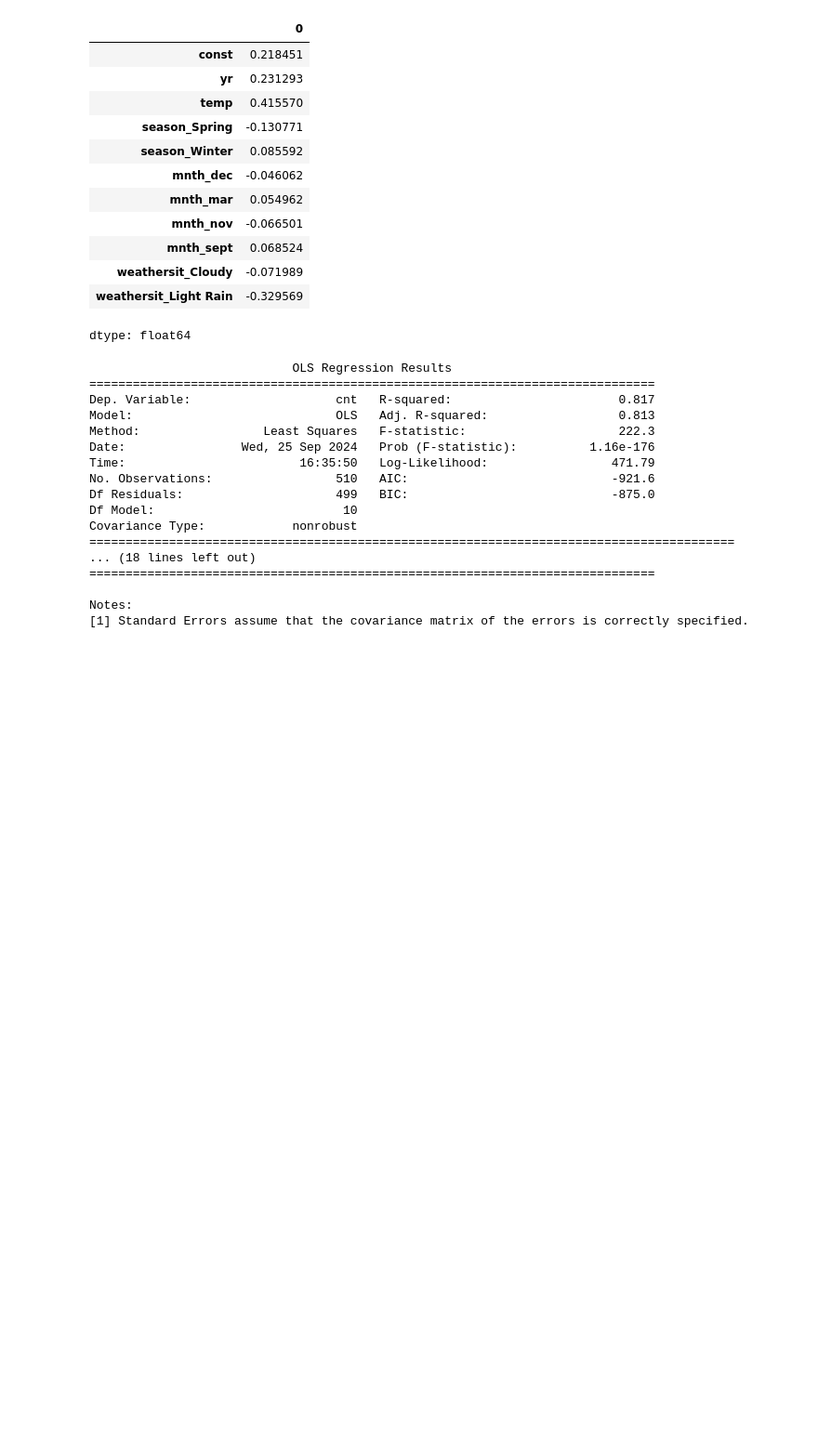
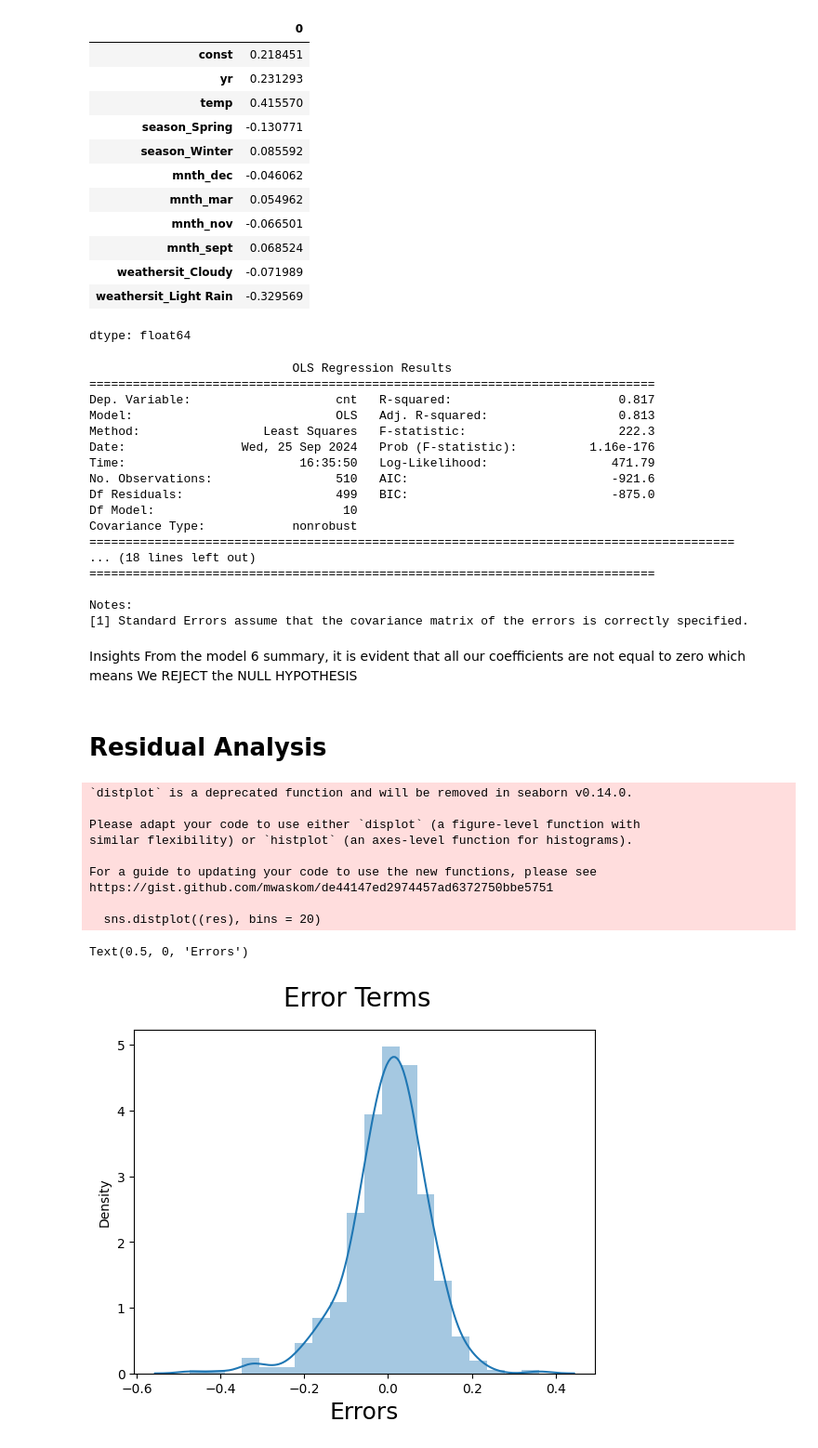
Before and after one commit to Geevanandam/BikeSharingAssignment, a Jupyter notebook: BikeSharingAssignment_Geeva.ipynb, the cells around one changed output. Shown at 93% size. Cells and saved outputs as stored; diff of their text form; code cells hidden in the pictures; blank space fills up the shorter version.

```diff
--- a/BikeSharingAssignment_Geeva.ipynb
+++ b/BikeSharingAssignment_Geeva.ipynb
@@ -877,3 +877,27 @@ Covariance Type:            nonrobust
 
 Notes:
 [1] Standard Errors assume that the covariance matrix of the errors is correctly specified.
+# %% [markdown]
+Insights From the model 6 summary, it is evident that all our coefficients are not equal to zero which means We REJECT the NULL HYPOTHESIS
+# %% [markdown]
+# Residual Analysis
+# %%
+y_train_pred = lr6.predict(X_train_lm6)
+res = y_train-y_train_pred
+# Plot the histogram of the error terms
+fig = plt.figure()
+sns.distplot((res), bins = 20)
+fig.suptitle('Error Terms', fontsize = 20)                  # Plot heading
+plt.xlabel('Errors', fontsize = 18)                         # X-label
+# %% [output]
+`distplot` is a deprecated function and will be removed in seaborn v0.14.0.
+
+Please adapt your code to use either `displot` (a figure-level function with
+similar flexibility) or `histplot` (an axes-level function for histograms).
+
+For a guide to updating your code to use the new functions, please see
+https://gist.github.com/mwaskom/de44147ed2974457ad6372750bbe5751
+
+  sns.distplot((res), bins = 20)
+Text(0.5, 0, 'Errors')
+[figure, added]
```
Also changed, not shown: parts of 15 cells of this notebook.
